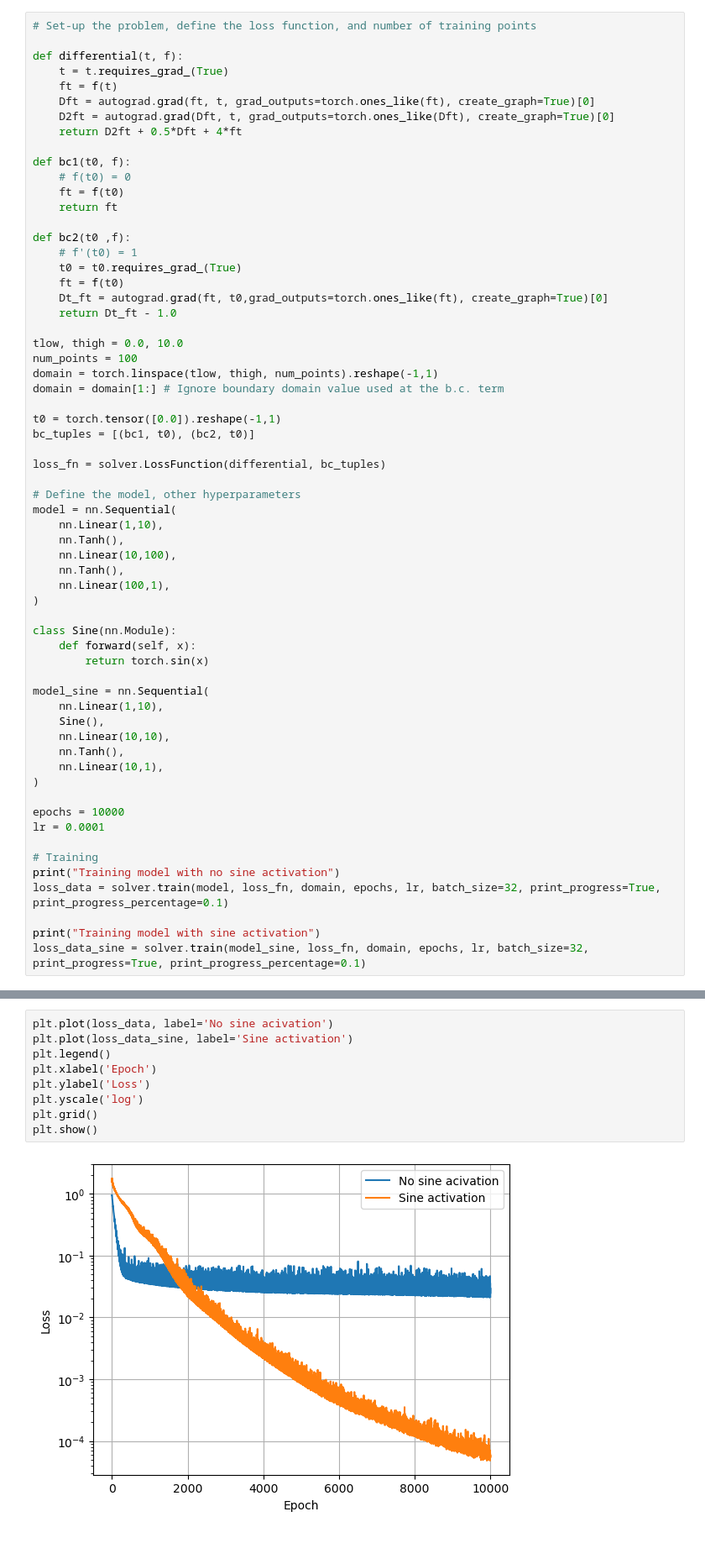
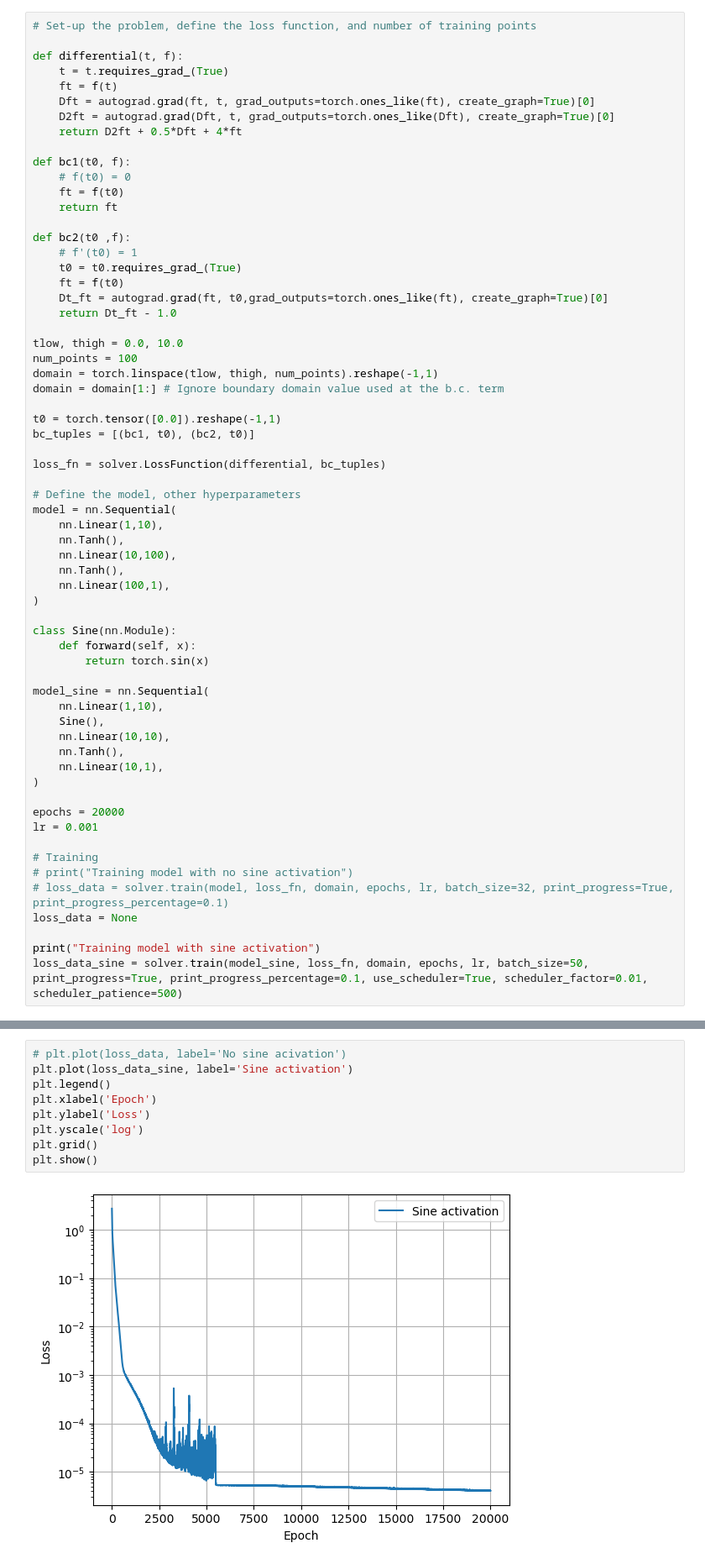
Before and after one commit to virtanenj/neural-differential-solver, a Jupyter notebook: solver2-deg2-ode-harmonic.ipynb, the cells around one changed output, grey strips where cells are left out. Shown at 84% size. Cells and saved outputs as stored; diff of their text form.

Commit message:
lr scheduler

```diff
--- a/solver2-deg2-ode-harmonic.ipynb
+++ b/solver2-deg2-ode-harmonic.ipynb
@@ -79,13 +79,14 @@ model_sine = nn.Sequential(
     nn.Linear(10,1),
 )
 
-epochs = 10000
-lr = 0.0001
+epochs = 20000
+lr = 0.001
 
 # Training
-print("Training model with no sine activation")
-loss_data = solver.train(model, loss_fn, domain, epochs, lr, batch_size=32, print_progress=True, print_progress_percentage=0.1)
+# print("Training model with no sine activation")
+# loss_data = solver.train(model, loss_fn, domain, epochs, lr, batch_size=32, print_progress=True, print_progress_percentage=0.1)
+loss_data = None
 
 print("Training model with sine activation")
-loss_data_sine = solver.train(model_sine, loss_fn, domain, epochs, lr, batch_size=32, print_progress=True, print_progress_percentage=0.1)
+loss_data_sine = solver.train(model_sine, loss_fn, domain, epochs, lr, batch_size=50, print_progress=True, print_progress_percentage=0.1, use_scheduler=True, scheduler_factor=0.01, scheduler_patience=500)
 # %% [output]
@@ -109,14 +104,14 @@ Epoch 10000/10000 (100.0%) Loss: 4.9803111323853955e-05
 # %%
-plt.plot(loss_data, label='No sine acivation')
+# plt.plot(loss_data, label='No sine acivation')
 plt.plot(loss_data_sine, label='Sine activation')
 plt.legend()
 plt.xlabel('Epoch')
 plt.ylabel('Loss')
 plt.yscale('log')
 plt.grid()
 plt.show()
 # %% [output]
-[figure, old version]
+[figure, new version]
 # %%
 def analytic(t):
     a = 4 / (3 * np.sqrt(7))
```
Also changed, not shown: parts of 2 cells of this notebook, 2 other files.
